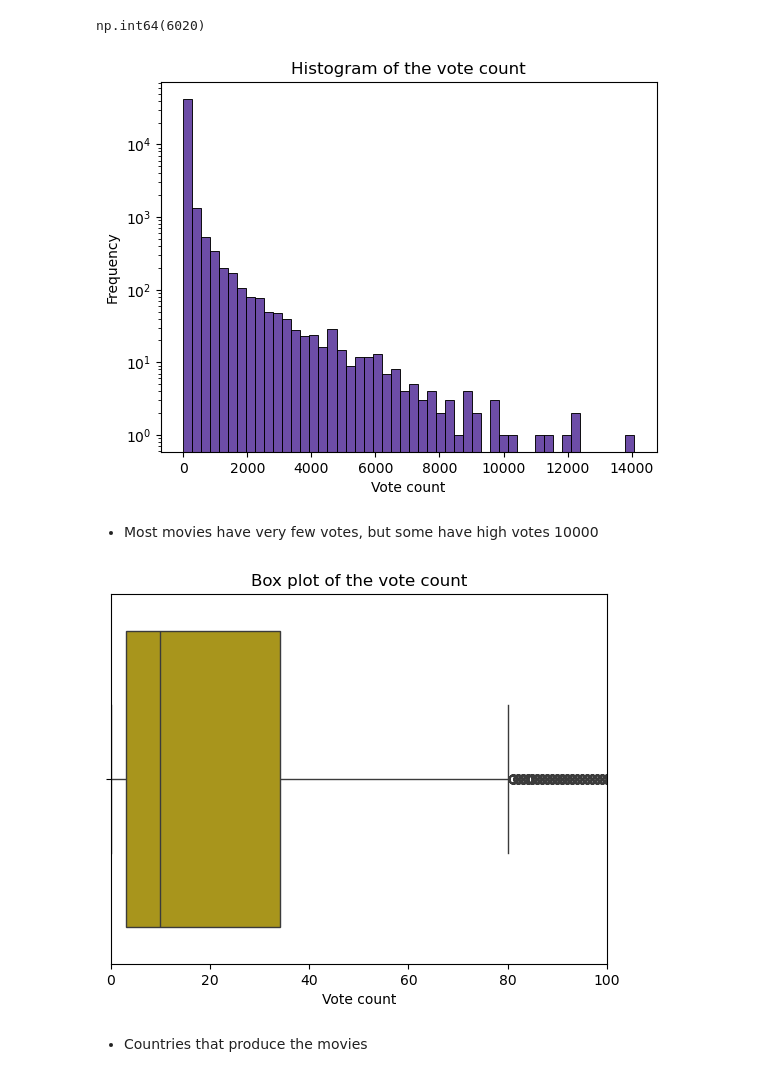
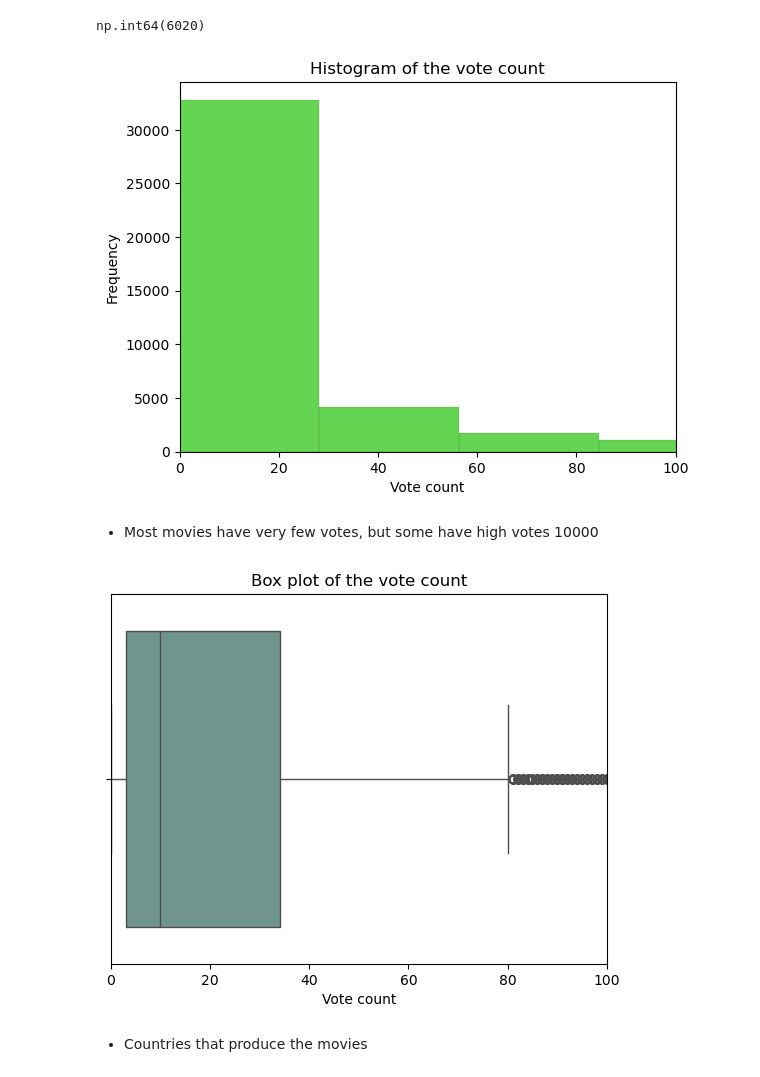
Before and after one commit to Duyduide/Movie-recommendation, a Jupyter notebook: notebooks/02_regression.ipynb, the cells around one changed output. Drawn from its saved outputs; the diff is of its cells as text; code cells hidden in the pictures.

```diff
--- a/notebooks/02_regression.ipynb
+++ b/notebooks/02_regression.ipynb
@@ -28,6 +28,9 @@ def random_color():
 # %%
 # suppress warnings
 meta_data_df = pd.read_csv("../data/movies_metadata.csv", low_memory=False)
+credits_df = pd.read_csv("../data/credits.csv")
+meta_data_df["id"] = meta_data_df["id"].astype(str)
+credits_df["id"] = credits_df["id"].astype(str)
 # %% [markdown]
 - Basic information about the dataset
 # %%
@@ -357,15 +437,15 @@ Name: vote_count, dtype: float64
 # %% [output]
 np.int64(6020)
 # %%
-sns.histplot(data=meta_data_df, x="vote_count", bins=50, color=random_color())
+sns.histplot(data=meta_data_df, x="vote_count", bins=500, color=random_color())
 
-plt.yscale("log")
+plt.xlim((0, 100))
 plt.xlabel("Vote count")
 plt.ylabel("Frequency")
 plt.title("Histogram of the vote count")
 plt.show()
 # %% [output]
-[figure, old version]
+[figure, new version]
 # %% [markdown]
 - Most movies have very few votes, but some have high votes 10000
 # %%
@@ -376,7 +456,7 @@ plt.xlabel("Vote count")
 plt.title("Box plot of the vote count")
 plt.show()
 # %% [output]
-[figure, old version]
+[figure, new version]
 # %% [markdown]
 - Countries that produce the movies
 # %%
```
Also changed, not shown: parts of 31 cells of this notebook.
